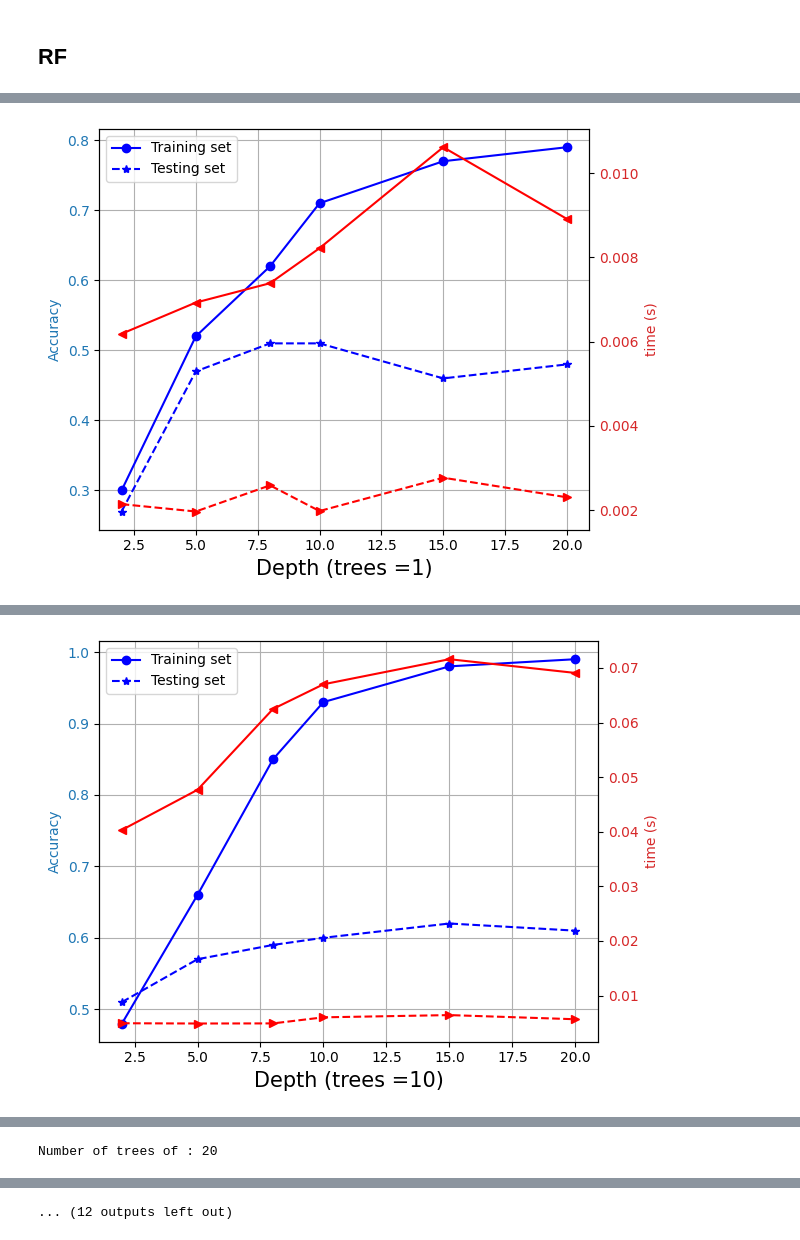
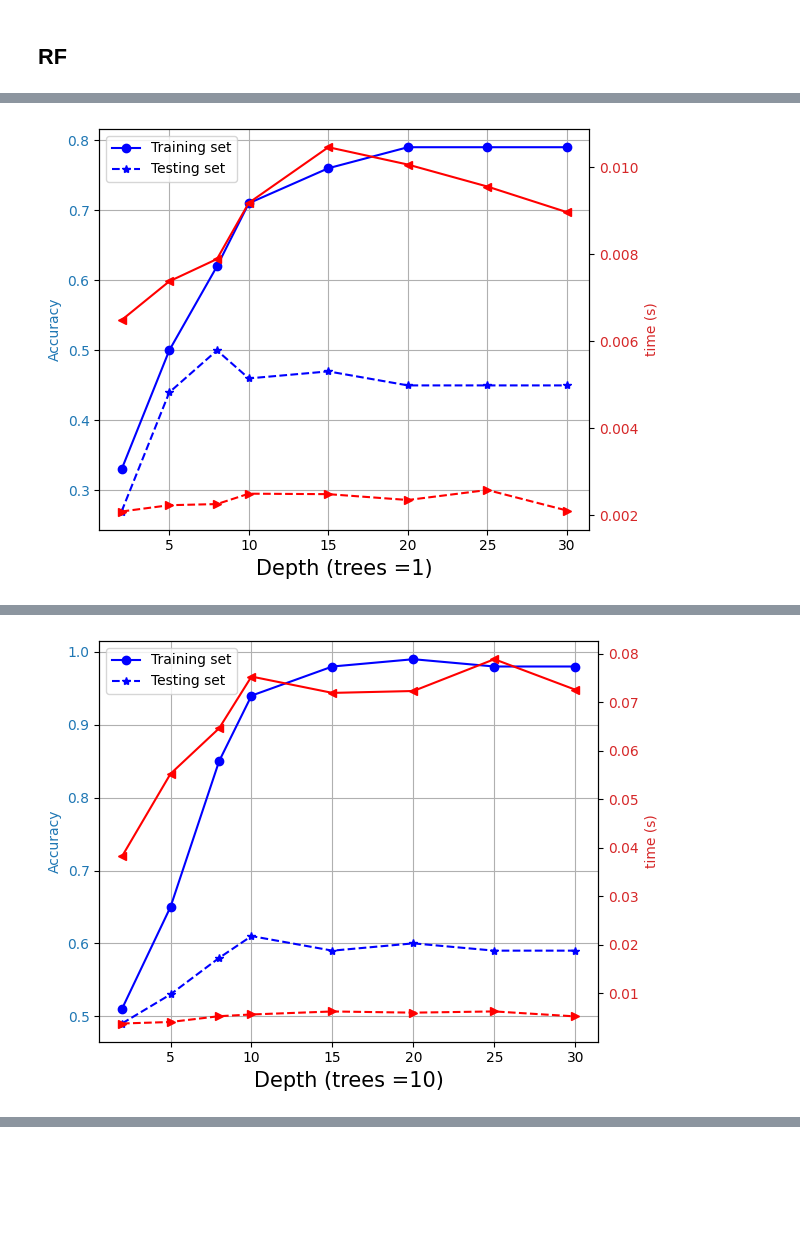
Before and after one commit to SighyQuelo/Crop_Classification, a Jupyter notebook: Models.ipynb, the cells around one changed output, grey strips where cells are left out. Drawn from its saved outputs; the diff is of its cells as text; code cells hidden in the pictures; blank space fills up the shorter version.

```diff
--- a/Models.ipynb
+++ b/Models.ipynb
@@ -345,7 +275,7 @@ f1               0.702128  0.784314
 # %%
 from sklearn.ensemble import RandomForestClassifier
 
-depths = [2,5,8,10,15,20]
+depths = [2,5,8,10,15,20,25,30]
 trees = [1, 10, 20, 30, 40]
 
 
@@ -355,7 +285,6 @@ for s in trees:
   score_testing  = [0.0 for i in range(len(depths))]
   time_train  = [0.0 for i in range(len(depths))]
   time_test  = [0.0 for i in range(len(depths))]
-  print ("Number of trees of : " + str(s))
   bar = progressbar.ProgressBar(maxval=len(depths)).start()
   for d in depths:
     clf = RandomForestClassifier(max_depth=d, random_state=0, n_estimators=s)
@@ -368,8 +297,10 @@ for s in trees:
     idx +=1;
     bar.update(idx)
 
+  if (score_training[-2:] == [1.0, 1.0]):
+    print('\n')
+    print('final testing values = ', score_testing[-2:])
 
-  plt.figure(figsize=(8,4))
   fig, ax1 = plt.subplots()
 
   color = 'tab:blue'
@@ -394,0 +326 @@ for s in trees:
+[figure, new version]
@@ -395,0 +328 @@ Number of trees of : 1
+[figure, new version]
@@ -397 +329,0 @@ Number of trees of : 1
-[figure, old version]
@@ -402 +335,0 @@ Number of trees of : 10
-[figure, old version]
@@ -404 +336,0 @@ Number of trees of : 10
-Number of trees of : 20
@@ -406 +336,0 @@ Number of trees of : 20
-... (12 outputs left out)
```
Also changed, not shown: parts of 15 cells of this notebook, 1 other file.
